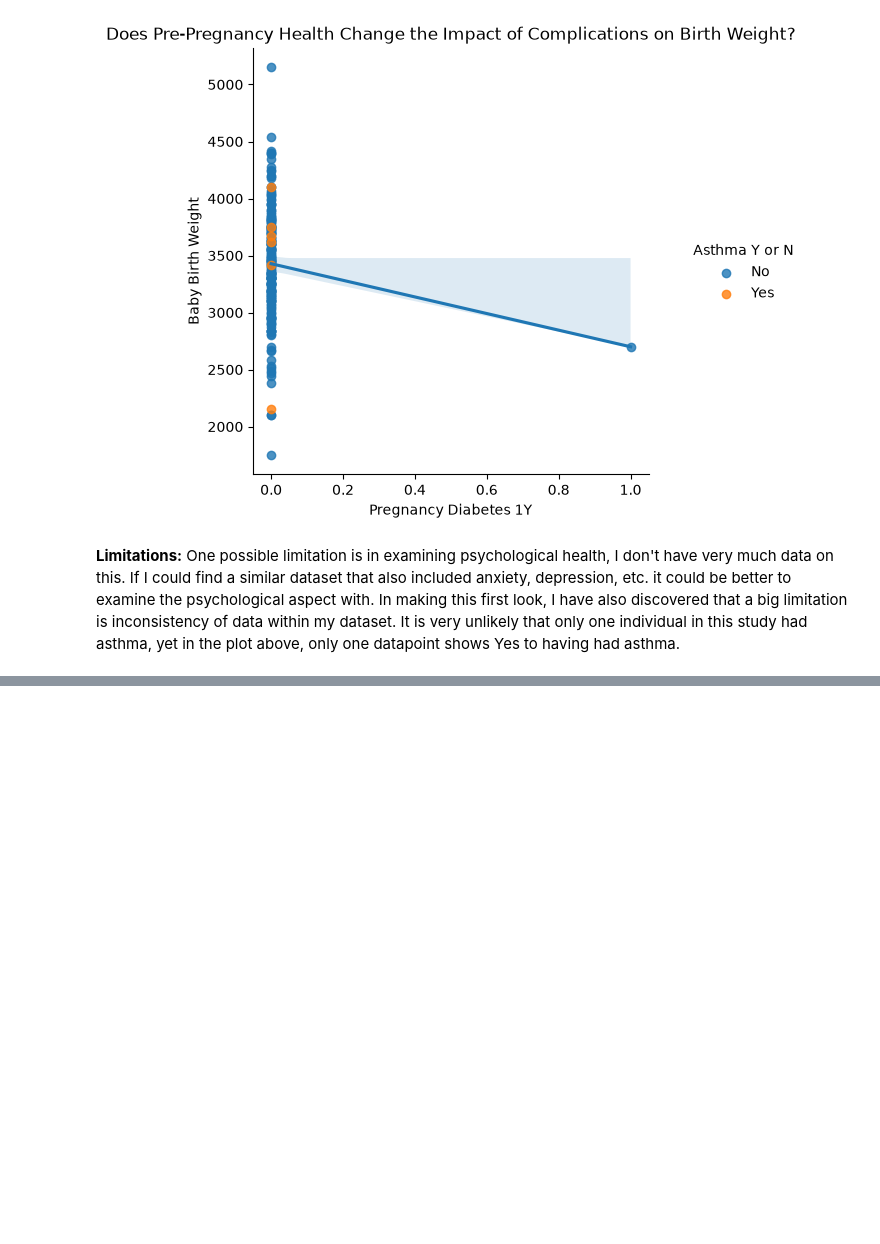
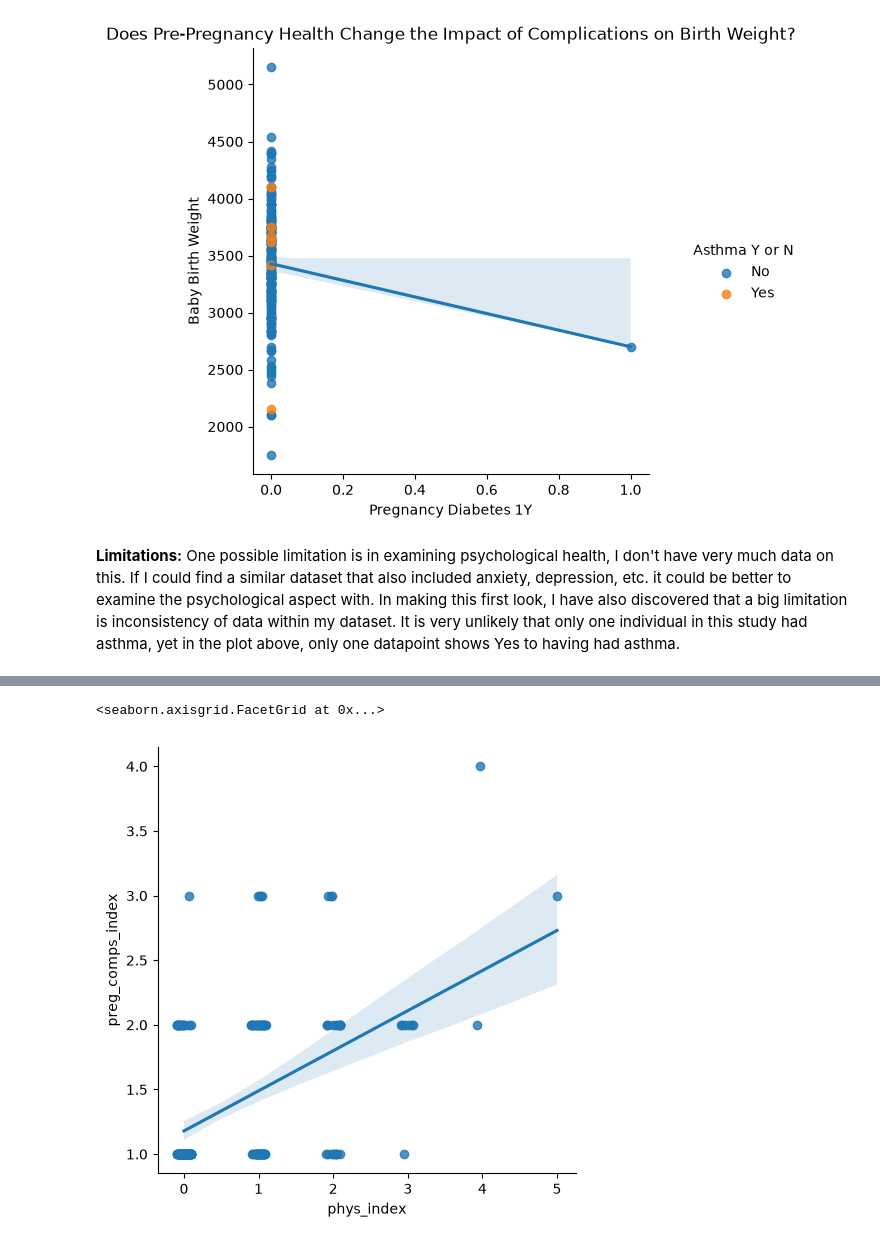
Before and after one commit to vgemoetsjohnson-sketch/FDS2-F26-FinalProject-Group2, a Jupyter notebook: q1_anna.ipynb, the cells around one changed output, grey strips where cells are left out. Drawn from its saved outputs; the diff is of its cells as text; code cells hidden in the pictures; blank space fills up the shorter version.

Commit message:
Anna first checkpoint commit

```diff
--- a/q1_anna.ipynb
+++ b/q1_anna.ipynb
@@ -87,0 +105,7 @@ plt.show()
+# %%
+#reload data
+pvd = pd.read_excel('data/pvdstudy.xlsx')
+#drop NA columns
+pvd_dropped = pvd.dropna(axis=1, how='any')
+#list column names
+pvd_dropped.columns.tolist()
@@ -87,0 +130,24 @@ plt.show()
+# %%
+#select necessary columns
+col = ['Asthma', 'Allergies', 'Epilepsy', 'Heart condition', 'Diabetes', 'Thyroid problems', 'Hypertension', 'Coronary heart disease', 'Anaemia', 'Endometriosis', 'Other diseases',
+       'Hormonal problems', 'Pregnancy diabetes 1y', 'Thyroid gland problems 1y', 'Hypertension 1y', 'Other diseases.1', 'Nausea']
+
+#data has some random entries that mess up the data types. Make a for loop in order to catch these and fix them.
+for col in col:
+    pvd_dropped[col] = pvd_dropped[col].astype(str).fillna('0').str.strip()
+    pvd_dropped[col] = pvd_dropped[col].apply(lambda x: 0 if x in ['0', '0.0', 'nan', '', 'no', 'No', 'none'] else 1)
+
+# Make sure everything is now numeric
+pvd_dropped['APGAR mean'] = pd.to_numeric(pvd_dropped['APGAR mean'], errors='coerce')
+pvd_dropped['Birth weight'] = pd.to_numeric(pvd_dropped['Birth weight'], errors='coerce')
+pvd_dropped['Problems during childbirth'] = pd.to_numeric(pvd_dropped['Problems during childbirth'], errors='coerce').fillna(0)
+
+# Drop rows where the more complicated numbers have missing data
+pvdclean = pvd_dropped.dropna(subset=['APGAR mean', 'Birth weight'])
+
+#make dataset small
+pvdcleansmall = pvdclean[['Asthma', 'Allergies', 'Epilepsy', 'Heart condition', 'Diabetes', 'Thyroid problems', 'Hypertension', 'Coronary heart disease', 'Anaemia', 'Endometriosis', 'Other diseases',
+       'Hormonal problems', 'Pregnancy diabetes 1y', 'Thyroid gland problems 1y', 'Hypertension 1y', 'Other diseases.1', 'Nausea', 'APGAR mean', 'Problems during childbirth', 'Birth weight']]
+
+#check
+pvdcleansmall.head()
@@ -87,0 +161,12 @@ plt.show()
+# %%
+#Start making indexes. Since all the physiological health variables use 0 or 1, I will just add them together.
+pvdcleansmall['phys_index'] = pvdcleansmall[['Asthma', 'Allergies', 'Epilepsy', 'Heart condition', 'Diabetes', 'Thyroid problems', 'Hypertension', 'Coronary heart disease', 'Anaemia', 'Endometriosis', 'Other diseases',
+             'Hormonal problems']].sum(axis=1)
+#during pregnancy health complications are also 0 or 1, so I will also just add those.
+pvdcleansmall['preg_comps_index'] = pvdcleansmall[['Pregnancy diabetes 1y', 'Thyroid gland problems 1y', 'Hypertension 1y', 'Other diseases.1', 'Nausea']].sum(axis=1)
+# %%
+#First look at if pregnancy complications go up with increased physiological health burden
+sns.lmplot(data=pvdcleansmall, x='phys_index', y='preg_comps_index', x_jitter=0.1)
+# %% [output]
+<seaborn.axisgrid.FacetGrid at 0x...>
+[figure, added]
```
Also changed, not shown: parts of 7 cells of this notebook, 1 other file.
